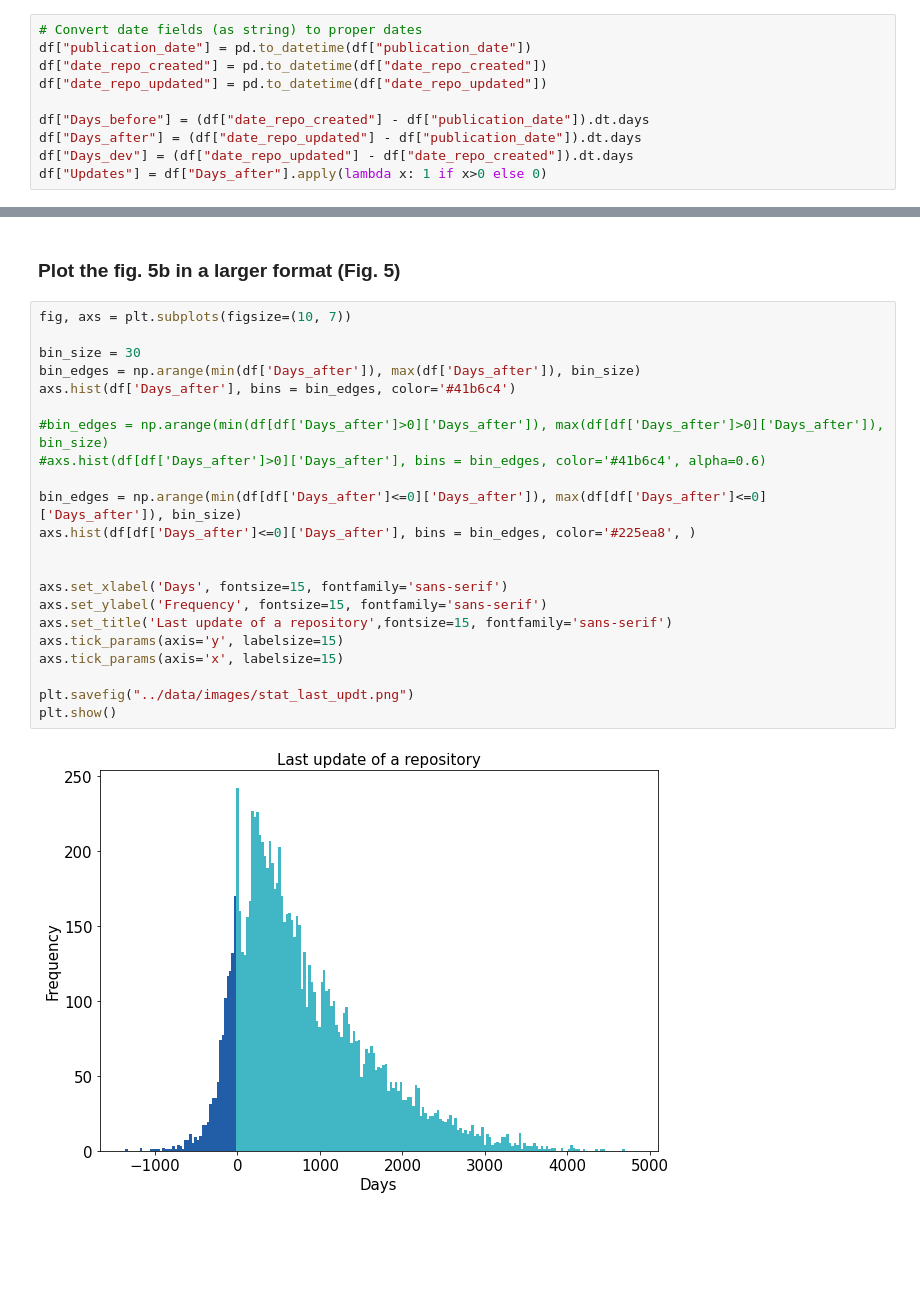
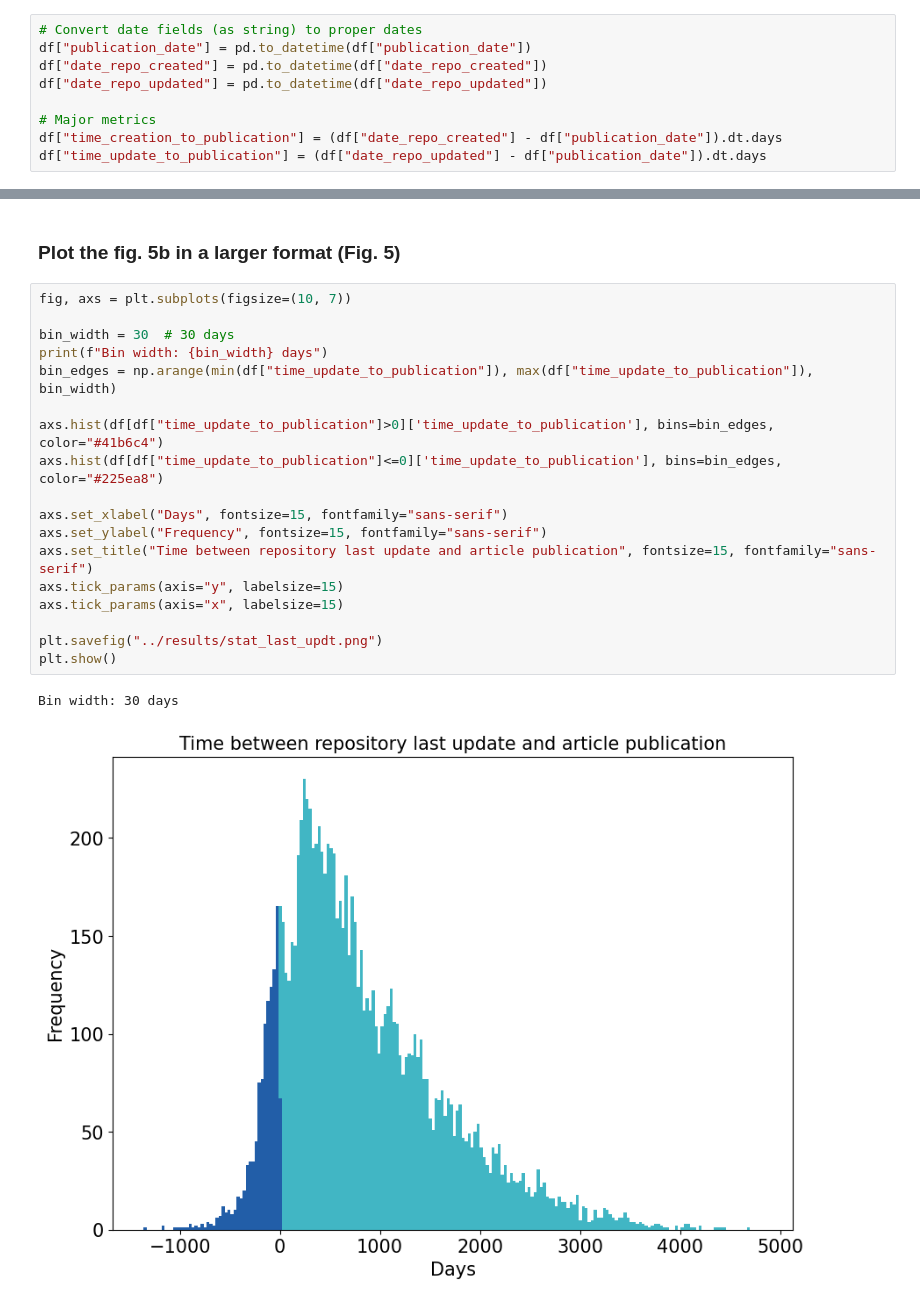
Before and after one commit to zhukovanadezhda/bioinformatics-software, a Jupyter notebook: notebooks/analysis.ipynb, the cells around one changed output, grey strips where cells are left out. Drawn from its saved outputs; the diff is of its cells as text; blank space fills up the shorter version.

```diff
--- a/notebooks/analysis.ipynb
+++ b/notebooks/analysis.ipynb
@@ -63,10 +63,9 @@ df["publication_date"] = pd.to_datetime(df["publication_date"])
 df["date_repo_created"] = pd.to_datetime(df["date_repo_created"])
 df["date_repo_updated"] = pd.to_datetime(df["date_repo_updated"])
 
-df["Days_before"] = (df["date_repo_created"] - df["publication_date"]).dt.days
-df["Days_after"] = (df["date_repo_updated"] - df["publication_date"]).dt.days
-df["Days_dev"] = (df["date_repo_updated"] - df["date_repo_created"]).dt.days
-df["Updates"] = df["Days_after"].apply(lambda x: 1 if x>0 else 0)
+# Major metrics
+df["time_creation_to_publication"] = (df["date_repo_created"] - df["publication_date"]).dt.days
+df["time_update_to_publication"] = (df["date_repo_updated"] - df["publication_date"]).dt.days
 # %%
 # https://github.com/sermeor/The-Analysis-Kid/commits/main?after=69a4b677398c359efc878ba9ffe64028e3d11c1a+34&branch=main&qualified_name=refs%2Fheads%2Fmain
 # 31890138
@@ -236,24 +264,21 @@ plt.show()
 # %%
 fig, axs = plt.subplots(figsize=(10, 7))
 
-bin_size = 30
-bin_edges = np.arange(min(df['Days_after']), max(df['Days_after']), bin_size)
-axs.hist(df['Days_after'], bins = bin_edges, color='#41b6c4')
+bin_width = 30  # 30 days
+print(f"Bin width: {bin_width} days")
+bin_edges = np.arange(min(df["time_update_to_publication"]), max(df["time_update_to_publication"]), bin_width)
 
-#bin_edges = np.arange(min(df[df['Days_after']>0]['Days_after']), max(df[df['Days_after']>0]['Days_after']), bin_size)
-#axs.hist(df[df['Days_after']>0]['Days_after'], bins = bin_edges, color='#41b6c4', alpha=0.6)
+axs.hist(df[df["time_update_to_publication"]>0]['time_update_to_publication'], bins=bin_edges, color="#41b6c4")
+axs.hist(df[df["time_update_to_publication"]<=0]['time_update_to_publication'], bins=bin_edges, color="#225ea8")
 
-bin_edges = np.arange(min(df[df['Days_after']<=0]['Days_after']), max(df[df['Days_after']<=0]['Days_after']), bin_size)
-axs.hist(df[df['Days_after']<=0]['Days_after'], bins = bin_edges, color='#225ea8', )
+axs.set_xlabel("Days", fontsize=15, fontfamily="sans-serif")
+axs.set_ylabel("Frequency", fontsize=15, fontfamily="sans-serif")
+axs.set_title("Time between repository last update and article publication", fontsize=15, fontfamily="sans-serif")
+axs.tick_params(axis="y", labelsize=15)
+axs.tick_params(axis="x", labelsize=15)
 
-
-axs.set_xlabel('Days', fontsize=15, fontfamily='sans-serif')
-axs.set_ylabel('Frequency', fontsize=15, fontfamily='sans-serif')
-axs.set_title('Last update of a repository',fontsize=15, fontfamily='sans-serif')
-axs.tick_params(axis='y', labelsize=15)
-axs.tick_params(axis='x', labelsize=15)
-
-plt.savefig("../data/images/stat_last_updt.png")
+plt.savefig("../results/stat_last_updt.png")
 plt.show()
 # %% [output]
+Bin width: 30 days
-[figure, old version]
+[figure, new version]
```
Also changed, not shown: parts of 6 cells of this notebook.
